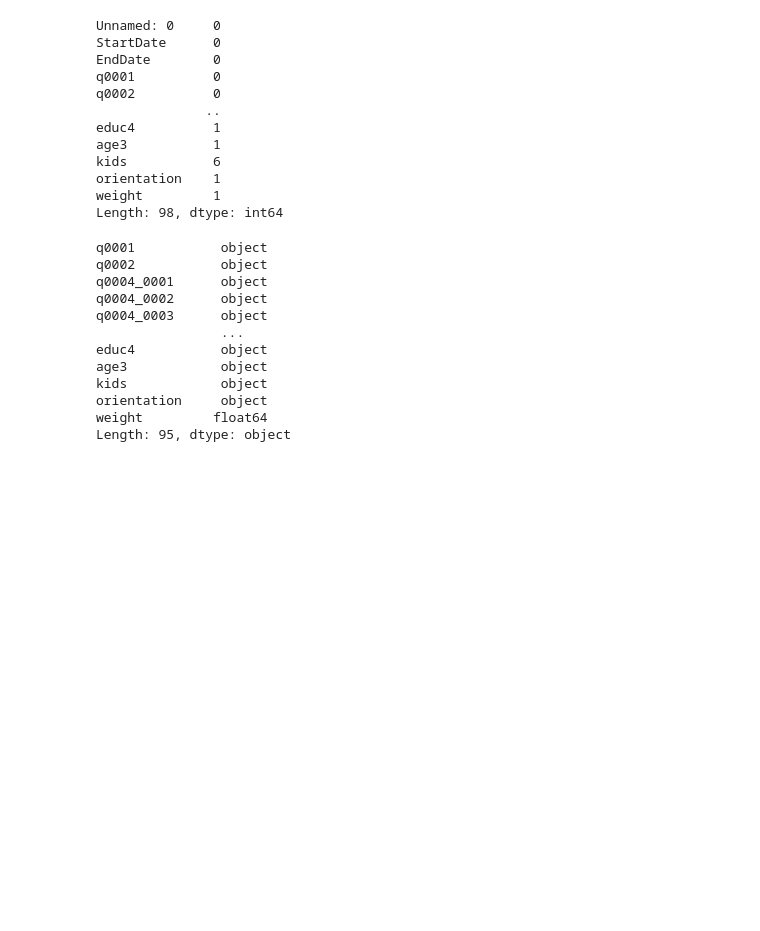
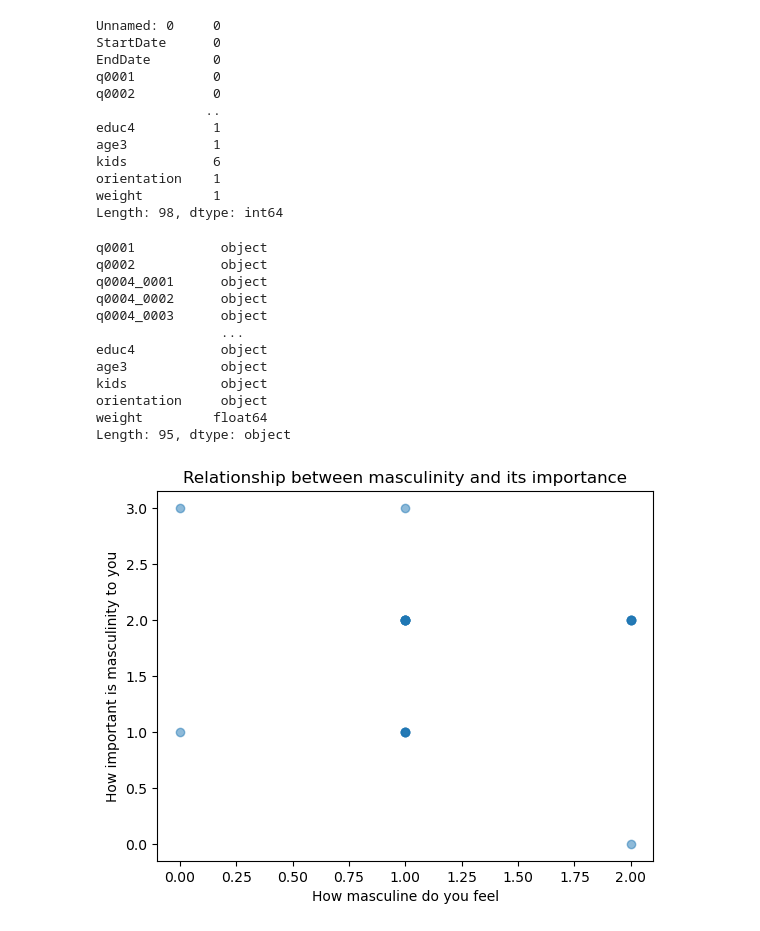
Before and after one commit to KhodorRifaii/Masculinity-Survey-Insights-Using-Machine-Learning, a Jupyter notebook: Masculinity-Survey-Insights-Using-Machine-Learning.ipynb, the cells around one changed output. Cells and saved outputs as stored; diff of their text form; code cells hidden in the pictures; blank space fills up the shorter version.

```diff
--- a/Masculinity-Survey-Insights-Using-Machine-Learning.ipynb
+++ b/Masculinity-Survey-Insights-Using-Machine-Learning.ipynb
@@ -51,3 +51,16 @@ le = LabelEncoder()
 for col in ms.columns:
     if ms[col].dtypes == 'object':
         ms[col] = le.fit_transform(ms[col].astype(str))
+# %%
+import matplotlib.pyplot as plt
+x = ms['q0001']
+y = ms['q0002']
+
+plt.scatter(x, y, alpha=0.5)
+plt.xlabel("How masculine do you feel")
+plt.ylabel("How important is masculinity to you")
+plt.title("Relationship between masculinity and its importance")
+
+plt.show()
+# %% [output]
+[figure, added]
```
